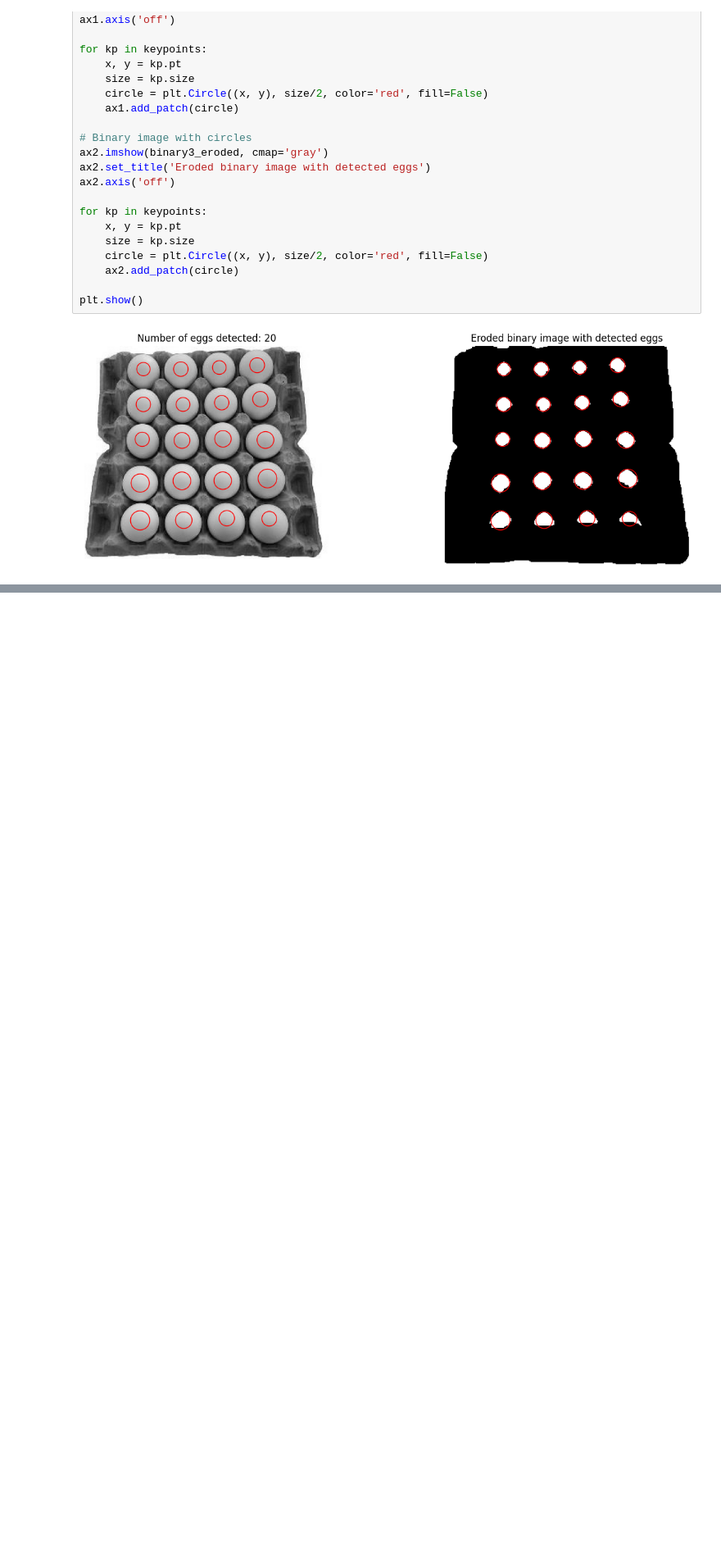
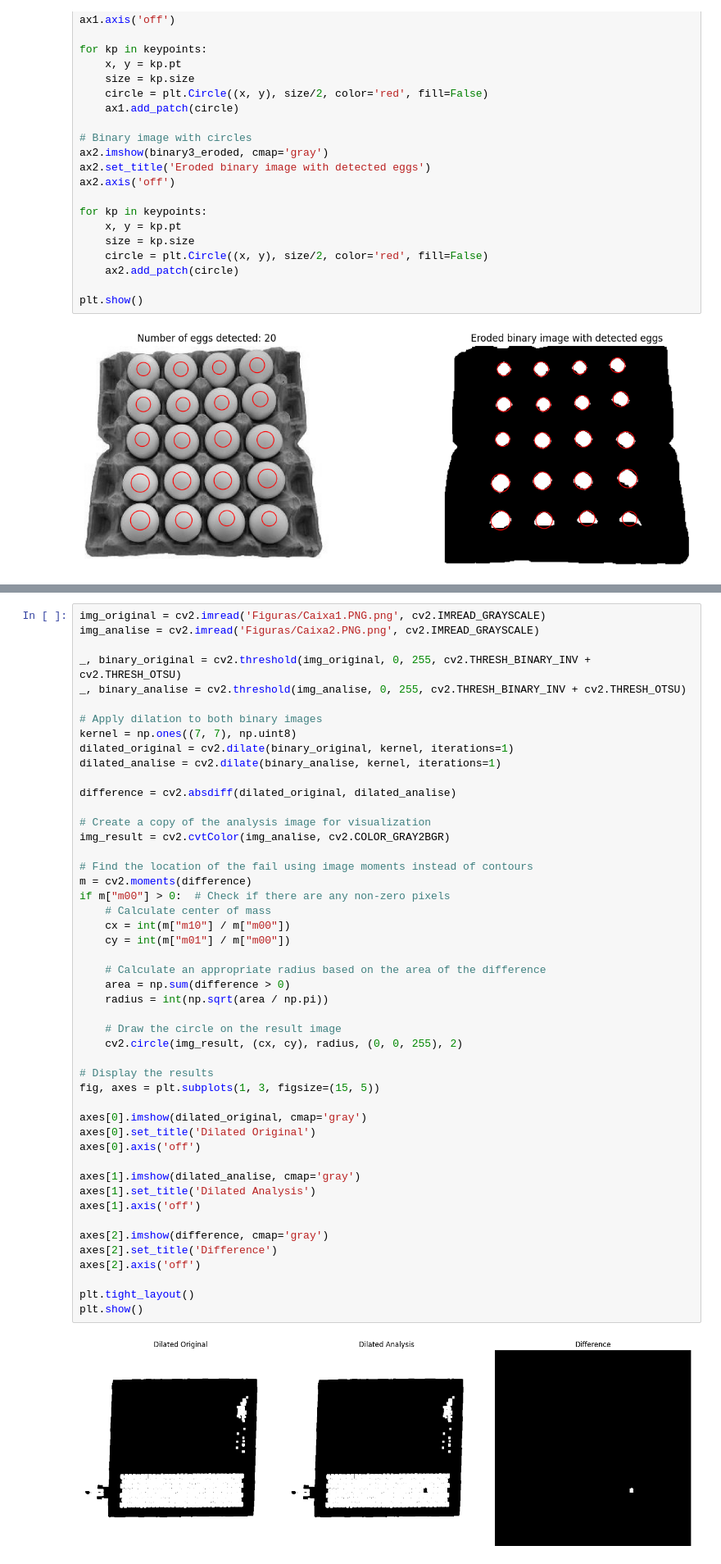
Before and after one commit to lnasser11/MachineVision, a Jupyter notebook: Aulas/aula11/aula11.ipynb, the cells around one changed output, grey strips where cells are left out. Shown at 82% size. Cells and saved outputs as stored; diff of their text form; blank space fills up the shorter version.

```diff
--- a/Aulas/aula11/aula11.ipynb
+++ b/Aulas/aula11/aula11.ipynb
@@ -383,0 +335,50 @@ plt.show()
+# %%
+img_original = cv2.imread('Figuras/Caixa1.PNG.png', cv2.IMREAD_GRAYSCALE)
+img_analise = cv2.imread('Figuras/Caixa2.PNG.png', cv2.IMREAD_GRAYSCALE)
+
+_, binary_original = cv2.threshold(img_original, 0, 255, cv2.THRESH_BINARY_INV + cv2.THRESH_OTSU)
+_, binary_analise = cv2.threshold(img_analise, 0, 255, cv2.THRESH_BINARY_INV + cv2.THRESH_OTSU)
+
+# Apply dilation to both binary images
+kernel = np.ones((7, 7), np.uint8)
+dilated_original = cv2.dilate(binary_original, kernel, iterations=1)
+dilated_analise = cv2.dilate(binary_analise, kernel, iterations=1)
+
+difference = cv2.absdiff(dilated_original, dilated_analise)
+
+# Create a copy of the analysis image for visualization
+img_result = cv2.cvtColor(img_analise, cv2.COLOR_GRAY2BGR)
+
+# Find the location of the fail using image moments instead of contours
+m = cv2.moments(difference)
+if m["m00"] > 0:  # Check if there are any non-zero pixels
+    # Calculate center of mass
+    cx = int(m["m10"] / m["m00"])
+    cy = int(m["m01"] / m["m00"])
+
+    # Calculate an appropriate radius based on the area of the difference
+    area = np.sum(difference > 0)
+    radius = int(np.sqrt(area / np.pi))
+
+    # Draw the circle on the result image
+    cv2.circle(img_result, (cx, cy), radius, (0, 0, 255), 2)
+
+# Display the results
+fig, axes = plt.subplots(1, 3, figsize=(15, 5))
+
+axes[0].imshow(dilated_original, cmap='gray')
+axes[0].set_title('Dilated Original')
+axes[0].axis('off')
+
+axes[1].imshow(dilated_analise, cmap='gray')
+axes[1].set_title('Dilated Analysis')
+axes[1].axis('off')
+
+axes[2].imshow(difference, cmap='gray')
+axes[2].set_title('Difference')
+axes[2].axis('off')
+
+plt.tight_layout()
+plt.show()
+# %% [output]
+[figure, added]
```
Also changed, not shown: parts of 1 cell of this notebook, 34 other files.
